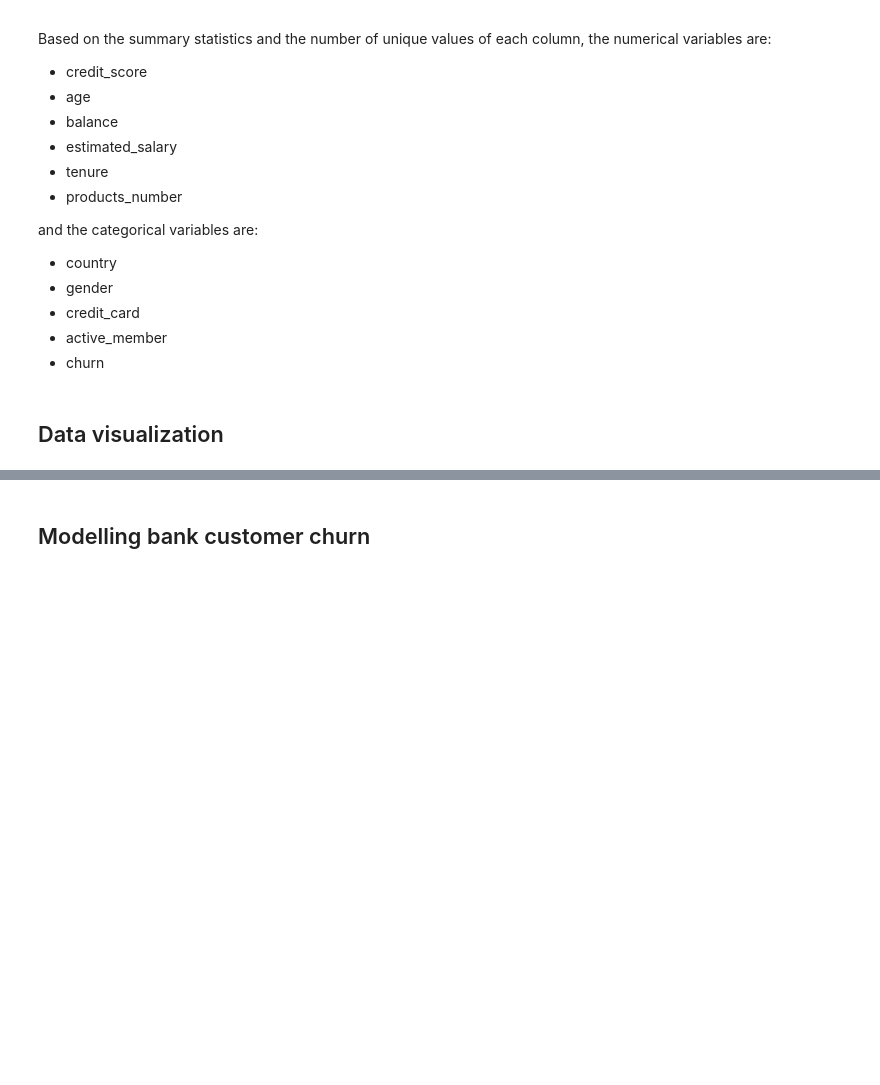
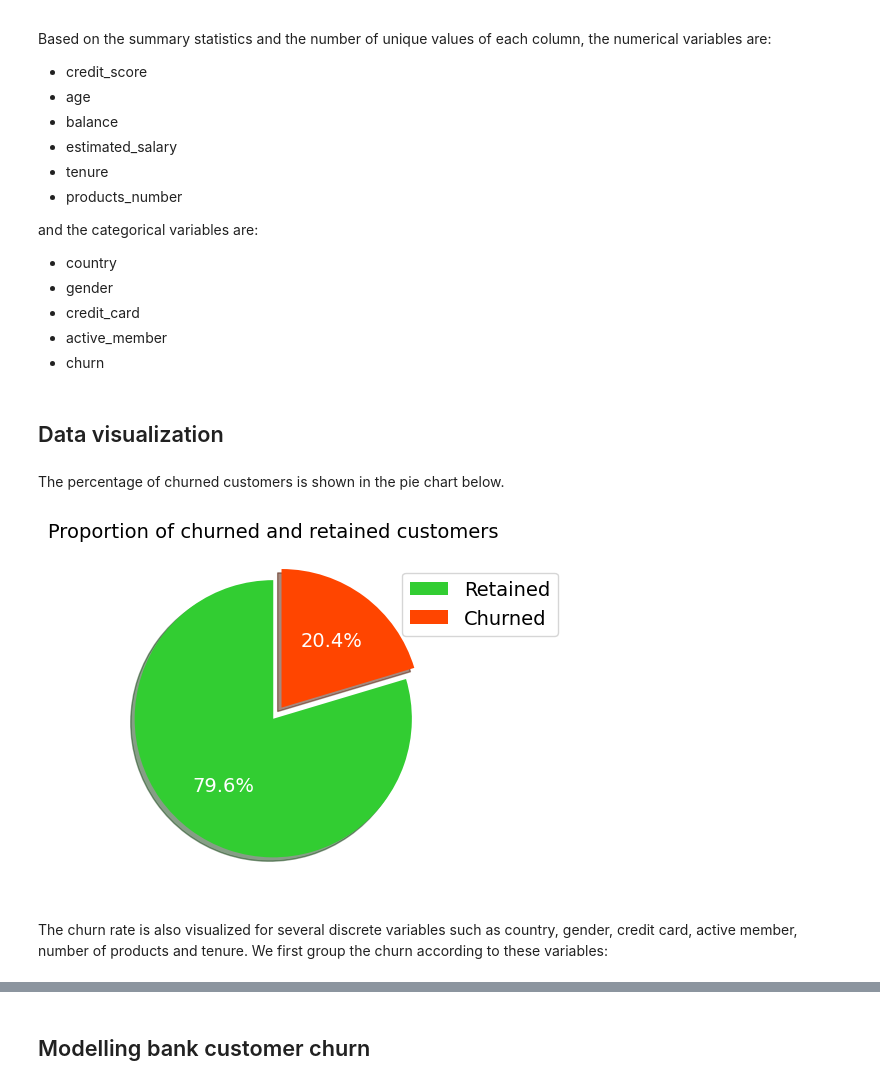
Before and after one commit to suleenwong/Bank-Customer-Churn-Analysis, a Jupyter notebook: churn_prediction_notebook.ipynb, the cells around one changed output, grey strips where cells are left out. Cells and saved outputs as stored; diff of their text form; code cells hidden in the pictures; blank space fills up the shorter version.

```diff
--- a/churn_prediction_notebook.ipynb
+++ b/churn_prediction_notebook.ipynb
@@ -149,6 +149,19 @@ and the categorical variables are:
 - churn
 # %% [markdown]
 ## Data visualization
+# %% [markdown]
+The percentage of churned customers is shown in the pie chart below.
+# %%
+fig, ax = plt.subplots(figsize=(4.5,4.5))
+plt.pie(df['churn'].value_counts(), explode=(0, 0.1), autopct='%1.1f%%', textprops={'color':"w",'size':14},
+        shadow=True, startangle=90, colors=["limegreen", "orangered"], labels=["Retained","Churned"])
+plt.legend(fontsize=14, loc='upper right', bbox_to_anchor=(1.35, 0.95))
+plt.title('Proportion of churned and retained customers',fontsize=14)
+plt.show()
+# %% [output]
+[figure, added]
+# %% [markdown]
+The churn rate is also visualized for several discrete variables such as country, gender, credit card, active member, number of products and tenure. We first group the churn according to these variables:
 # %%
 # Group churn by country
 group_country = (df
```
Also changed, not shown: parts of 26 cells of this notebook.
